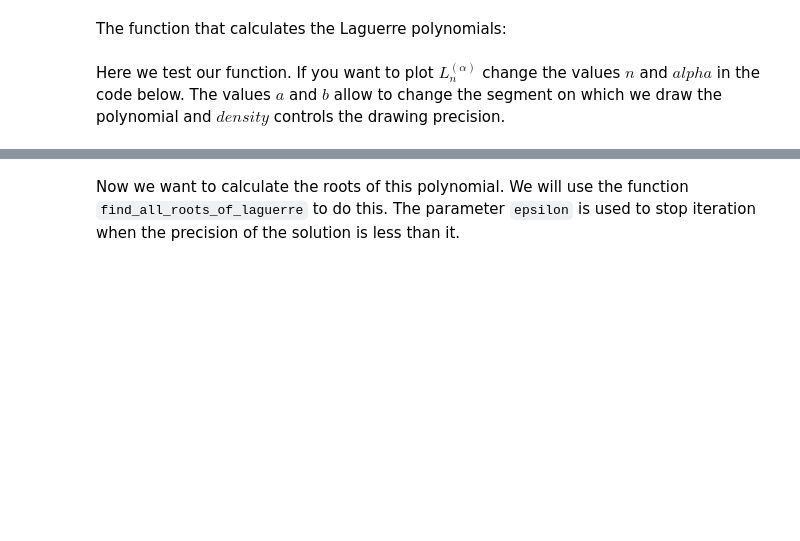
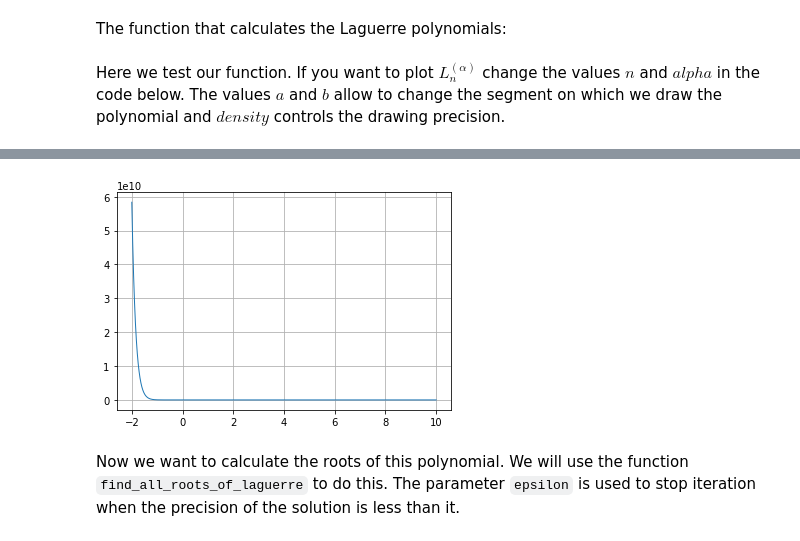
Before and after one commit to akniyev/cauchy_for_ode, a Jupyter notebook: cauchy_for_ode_notebook.ipynb, the cells around one changed output, grey strips where cells are left out. Cells and saved outputs as stored; diff of their text form; code cells hidden in the pictures; blank space fills up the shorter version.

````diff
--- a/cauchy_for_ode_notebook.ipynb
+++ b/cauchy_for_ode_notebook.ipynb
@@ -25,8 +27,12 @@ def cached(func):
 # %% [markdown]
 The function that calculates the Laguerre polynomials:
 # %%
+def laguerre_c(k, alpha, x):
+    return cl.py_laguerre_iterative(k, alpha, x)
+
+
 @cached
-def laguerre(k, alpha, x):
+def laguerre_python(k, alpha, x):
     if k == 0:
         return 1
     elif k == 1:
@@ -35,14 +41,18 @@ def laguerre(k, alpha, x):
     _a = (2 * k - 1 + alpha - x) / k
     _b = (k + alpha - 1) / k
 
-    return _a * laguerre(k - 1, alpha, x) - _b * laguerre(k - 2, alpha, x)
+    return _a * laguerre_python(k - 1, alpha, x) - _b * laguerre_python(k - 2, alpha, x)
+
+
+def laguerre(k, alpha, x):
+    return laguerre_c(k, alpha, x)
 # %% [markdown]
 Here we test our function. If you want to plot $L_n^{(\alpha)}$ change the values $n$ and $alpha$ in the code below. The values $a$ and $b$ allow to change the segment on which we draw the polynomial and $density$ controls the drawing precision.
 # %%
 import matplotlib.pyplot as plt
 
 # the order of the polynomials
-n = 10
+n = 100
 alpha = 0
 
 # the density of the grid
@@ -64,3 +72,4 @@ plt.show()
+[figure, added]
 # %% [markdown]
 Now we want to calculate the roots of this polynomial. We will use the function ```find_all_roots_of_laguerre``` to do this. The parameter ```epsilon``` is used to stop iteration when the precision of the solution is less than it.
 # %%
````
Also changed, not shown: parts of 5 cells of this notebook, 35 other files.
